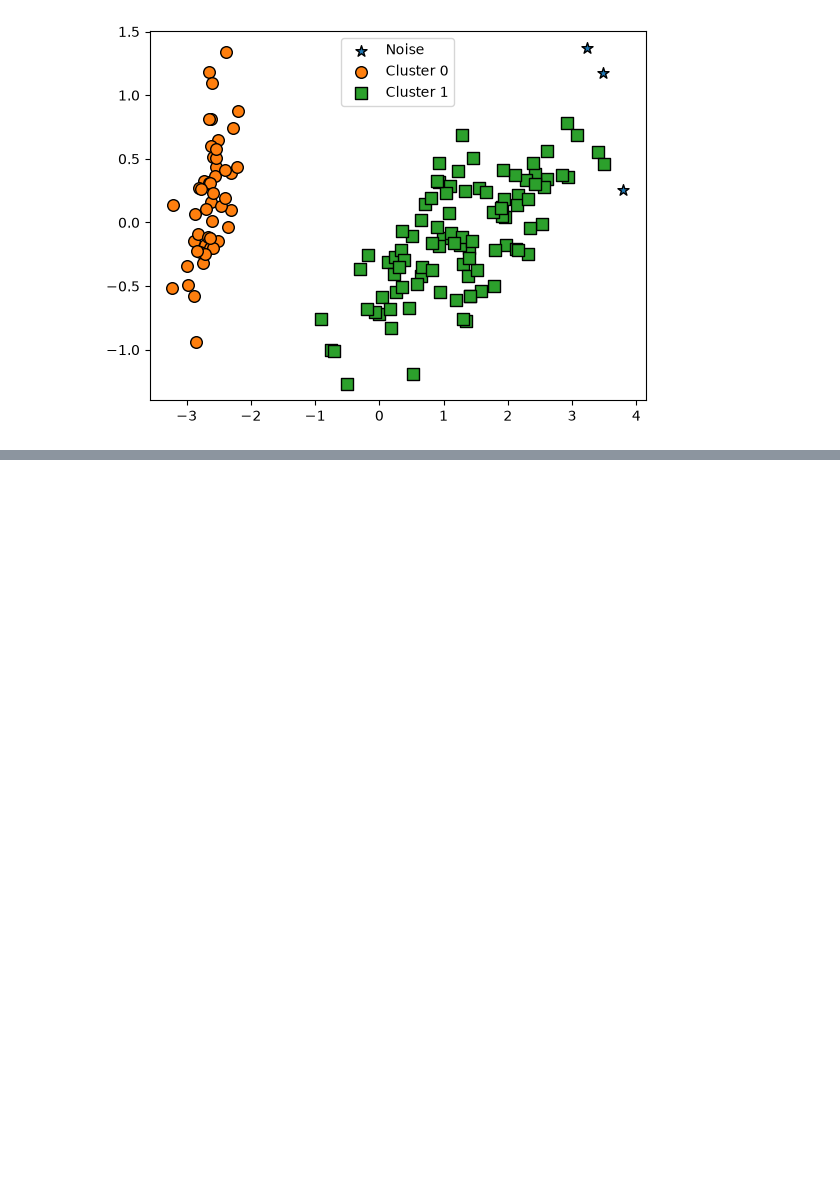
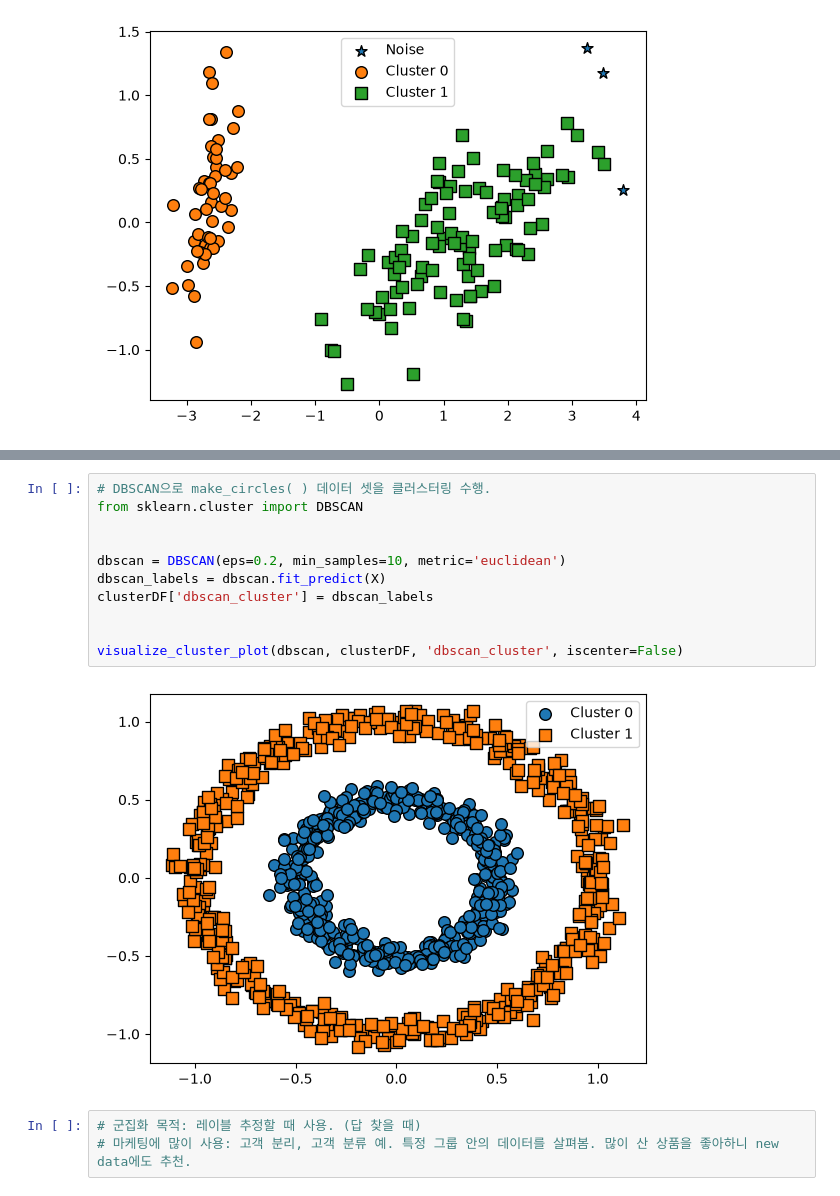
Before and after one commit to yunhoyom/bigdata_21st, a Jupyter notebook: big21/ml-dev/chap07/05 DBSCAN.ipynb, the cells around one changed output, grey strips where cells are left out. Drawn from its saved outputs; the diff is of its cells as text; blank space fills up the shorter version.

```diff
--- a/big21/ml-dev/chap07/05 DBSCAN.ipynb
+++ b/big21/ml-dev/chap07/05 DBSCAN.ipynb
@@ -123,0 +162,16 @@ Name: count, dtype: int64
+# %%
+# DBSCAN으로 make_circles( ) 데이터 셋을 클러스터링 수행.
+from sklearn.cluster import DBSCAN
+
+
+dbscan = DBSCAN(eps=0.2, min_samples=10, metric='euclidean')
+dbscan_labels = dbscan.fit_predict(X)
+clusterDF['dbscan_cluster'] = dbscan_labels
+
+
+visualize_cluster_plot(dbscan, clusterDF, 'dbscan_cluster', iscenter=False)
+# %% [output]
+[figure, added]
+# %%
+# 군집화 목적: 레이블 추정할 때 사용. (답 찾을 때)
+# 마케팅에 많이 사용: 고객 분리, 고객 분류 예. 특정 그룹 안의 데이터를 살펴봄. 많이 산 상품을 좋아하니 new data에도 추천.
```
Also changed, not shown: parts of 3 cells of this notebook, 3 other files.
